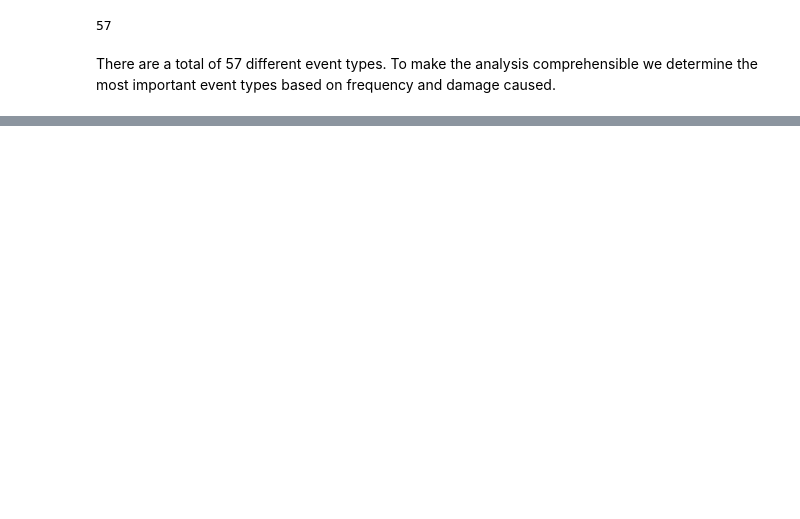
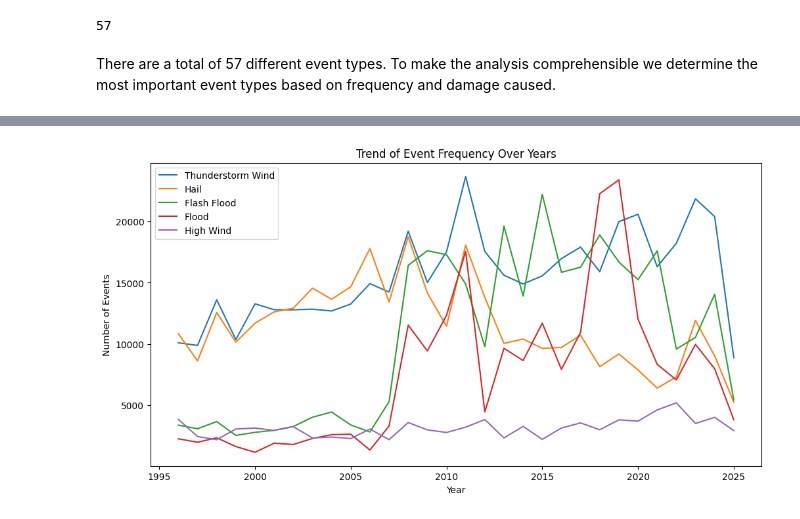
Before and after one commit to sushmita212/Parametric_Weather_Risk_Modeling, a Jupyter notebook: notebooks/storm_patterns_analysis.ipynb, the cells around one changed output, grey strips where cells are left out. Drawn from its saved outputs; the diff is of its cells as text; code cells hidden in the pictures; blank space fills up the shorter version.

```diff
--- a/notebooks/storm_patterns_analysis.ipynb
+++ b/notebooks/storm_patterns_analysis.ipynb
@@ -62,0 +123,21 @@ event_types
+# %%
+# Aggregate number of events per year per event type
+freq_trend = df.groupby(["YEAR", "EVENT_TYPE"]).size().reset_index(name="event_count")
+
+# Optionally, focus on top N event types by total frequency
+top_event_types = freq_trend.groupby("EVENT_TYPE")["event_count"].sum().nlargest(5).index
+freq_trend_top = freq_trend[freq_trend["EVENT_TYPE"].isin(top_event_types)]
+
+# Plot
+plt.figure(figsize=(12,6))
+for event in top_event_types:
+    data = freq_trend_top[freq_trend_top["EVENT_TYPE"] == event]
+    plt.plot(data["YEAR"], data["event_count"], label=event)
+
+plt.title("Trend of Event Frequency Over Years")
+plt.xlabel("Year")
+plt.ylabel("Number of Events")
+plt.legend()
+plt.show()
+# %% [output]
+[figure, added]
```
Also changed, not shown: parts of 12 cells of this notebook, 1 other file.
